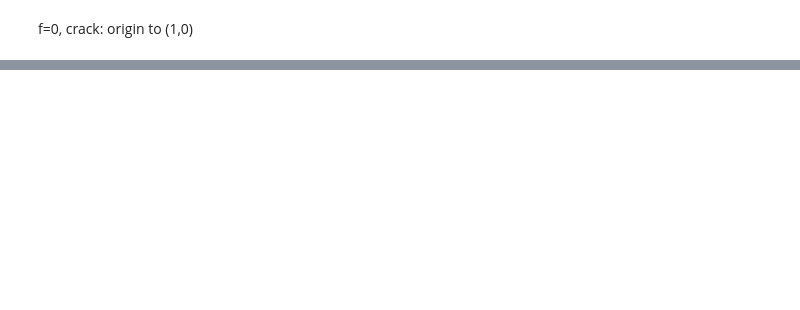
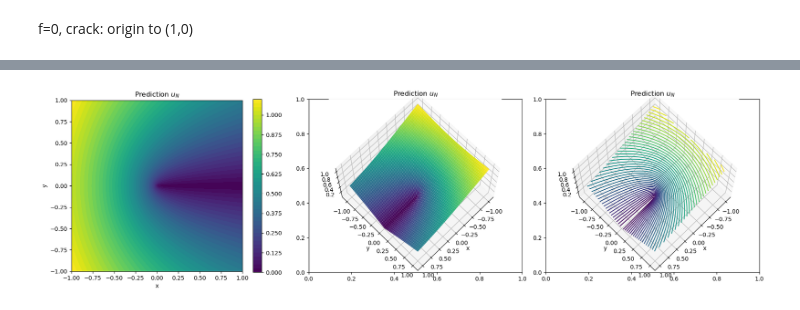
Before and after one commit to ChangEn37/PDE_PINNs, a Jupyter notebook: f0_LBFGS.ipynb, the cells around one changed output, grey strips where cells are left out. Saved outputs shown, nothing was run; the diff lists cells and outputs as text; code cells hidden in the pictures; blank space fills up the shorter version.

```diff
--- a/f0_LBFGS.ipynb
+++ b/f0_LBFGS.ipynb
@@ -319,0 +354,50 @@ Relative L2 error (grid): 0.00034572846169766643
+# %%
+# 測試網格
+nx = 100
+xs = np.linspace(X_MIN, X_MAX, nx)
+ys = np.linspace(Y_MIN, Y_MAX, nx)
+Xg, Yg = np.meshgrid(xs, ys)
+x_grid = torch.from_numpy(Xg.flatten()[:,None]).to(device).double()
+y_grid = torch.from_numpy(Yg.flatten()[:,None]).to(device).double()
+
+# phi(grid)
+with torch.no_grad():
+    phi_grid = compute_phi(x_grid, y_grid)
+
+# 預測解
+with torch.no_grad():
+    inp_grid = torch.cat([x_grid, y_grid, phi_grid], dim=1)
+    u_pred = model(inp_grid).cpu().numpy().reshape(nx, nx)
+
+# 畫圖
+fig, axs = plt.subplots(1, 3, figsize=(18,5))
+
+im0 = axs[0].contourf(Xg, Yg, u_pred, 50, cmap='viridis')
+fig.colorbar(im0, ax=axs[0])
+axs[0].set_title('Prediction $u_N$')
+axs[0].set_xlabel('x')
+axs[0].set_ylabel('y')
+axs[0].set_aspect('equal')  #x, y 軸比例相同
+
+axs[1] = fig.add_subplot(132, projection='3d')
+im0 = axs[1].plot_surface(Xg, Yg, u_pred, cmap='viridis', edgecolor='none')
+#fig.colorbar(im0, ax=axs[1], shrink=0.5, aspect=10)
+axs[1].set_title('Prediction $u_N$')
+axs[1].set_xlabel('x')
+axs[1].set_ylabel('y')
+#axs[1].set_aspect('equal')  #x, y 軸比例相同
+axs[1].view_init(elev=70, azim=45)
+
+axs[2] = fig.add_subplot(133, projection='3d')
+im1 = axs[2].contour3D(Xg, Yg, u_pred, 50, cmap='viridis')
+#fig.colorbar(im1, ax=axs[2], shrink=0.5, aspect=10)
+axs[2].set_title('Prediction $u_N$')
+axs[2].set_xlabel('x')
+axs[2].set_ylabel('y')
+#axs[2].set_aspect('equal')  #x, y 軸比例相同
+axs[2].view_init(elev=70, azim=45)
+
+plt.tight_layout()
+plt.show()
+# %% [output]
+[figure, added]
```
Also changed, not shown: parts of 9 cells of this notebook, 4 other files.
